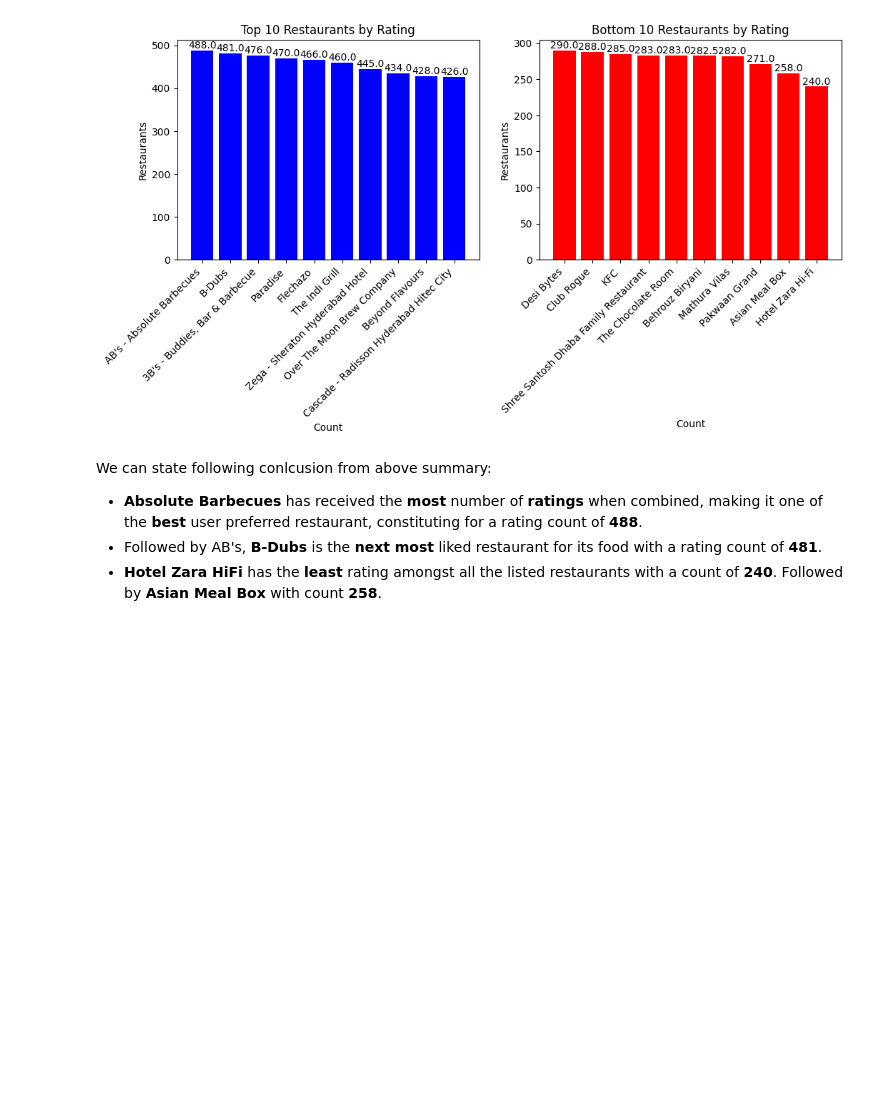
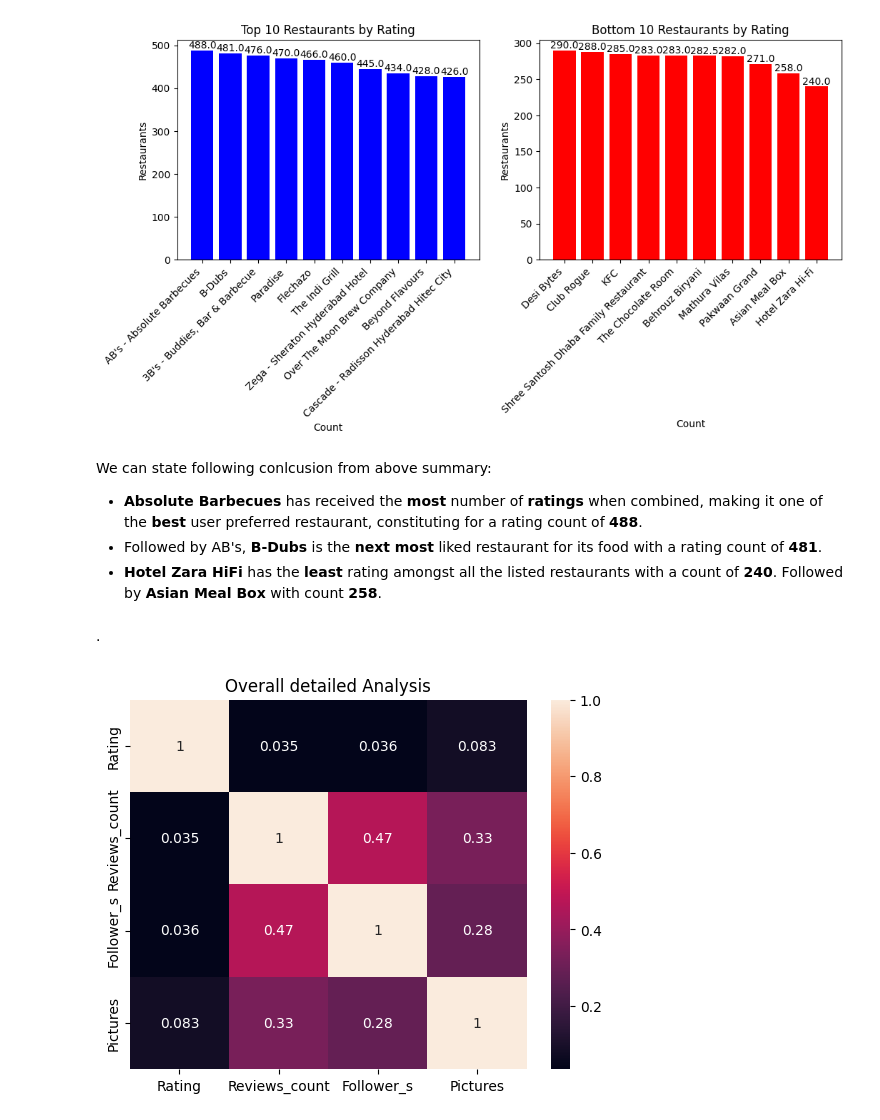
Before and after one commit to Amitish/Zomato-ML-Project, a Jupyter notebook: Zomato_Mid_Assessment_ML1_.ipynb, the cells around one changed output. Cells and saved outputs as stored; diff of their text form; code cells hidden in the pictures; blank space fills up the shorter version.

```diff
--- a/Zomato_Mid_Assessment_ML1_.ipynb
+++ b/Zomato_Mid_Assessment_ML1_.ipynb
@@ -562,3 +627,15 @@ We can state following conlcusion from above summary:
 *   **Absolute Barbecues** has received the **most** number of **ratings** when combined, making it one of the **best** user preferred restaurant, constituting for a rating count of **488**.
 *   Followed by AB's, **B-Dubs** is the **next most** liked restaurant for its food with a rating count of **481**.
 *   **Hotel Zara HiFi** has the **least** rating amongst all the listed restaurants with a count of **240**. Followed by **Asian Meal Box** with count **258**.
+# %% [markdown]
+.
+# %%
+# Correlation Heatmap visualization code
+
+sns.heatmap(zoto[["Rating","Reviews_count","Follower_s","Pictures"]].corr(), annot= True)
+
+plt.title("Overall detailed Analysis")
+
+plt.show()
+# %% [output]
+[figure, added]
```
Also changed, not shown: parts of 70 cells of this notebook.
